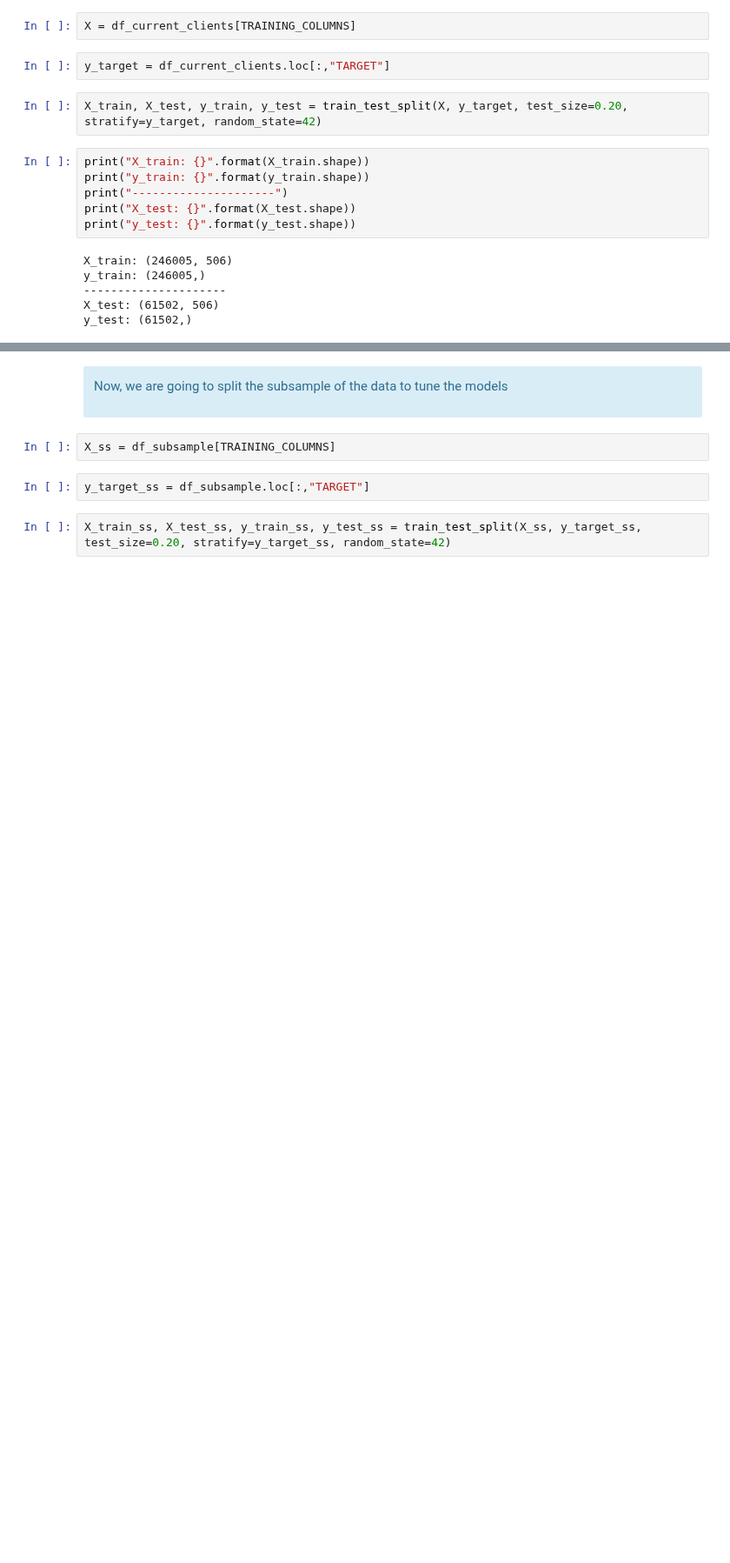
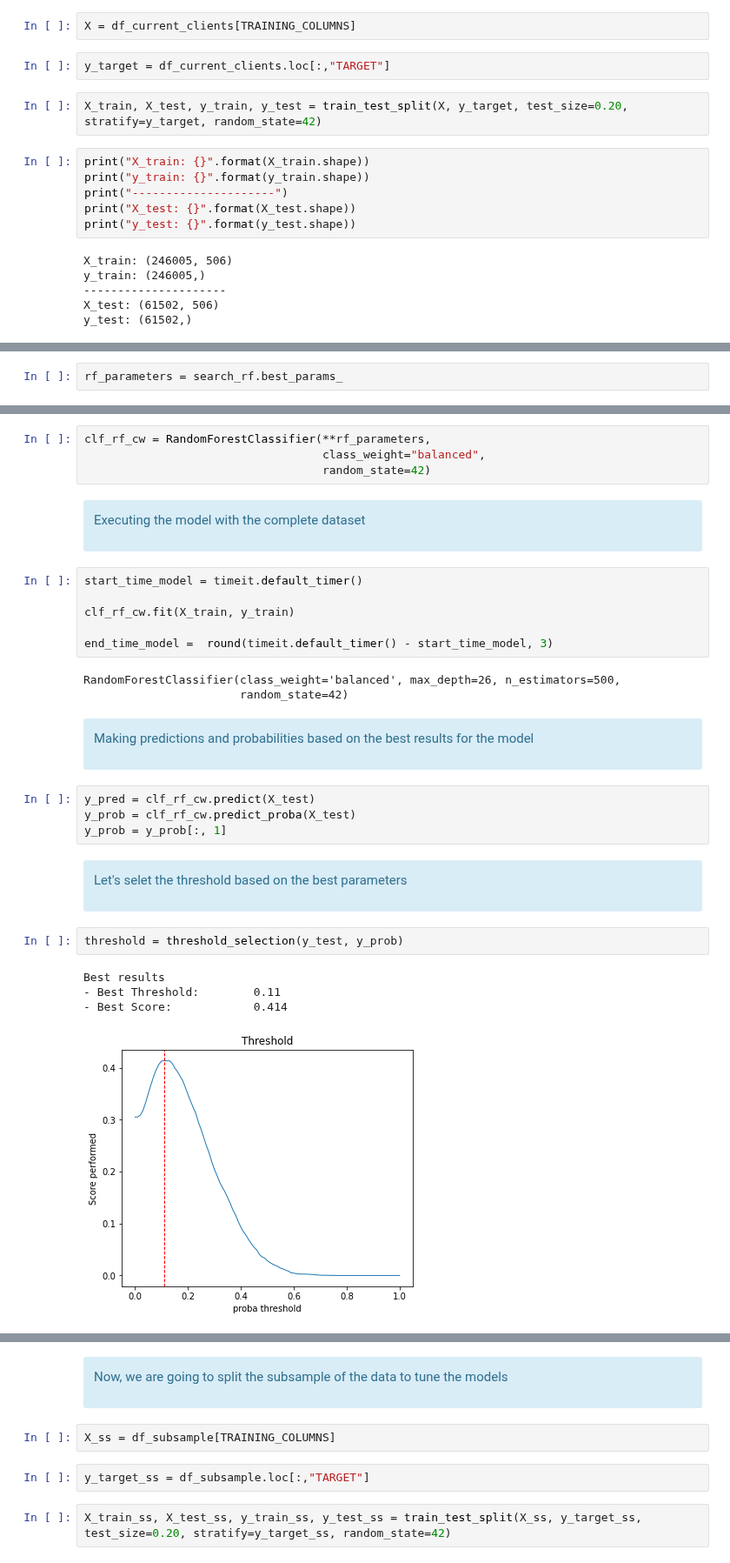
Before and after one commit to samirhinojosa/OC-P7-IMPLEMENT-A-SCORING-MODEL, a Jupyter notebook: notebooks/FINAL_notebook-modeling-aws.ipynb, the cells around one changed output, grey strips where cells are left out. Shown at 87% size. Cells and saved outputs as stored; diff of their text form; blank space fills up the shorter version.

Commit message:
models execution

```diff
--- a/notebooks/FINAL_notebook-modeling-aws.ipynb
+++ b/notebooks/FINAL_notebook-modeling-aws.ipynb
@@ -222,0 +414,2 @@ y_test: (61502,)
+# %%
+rf_parameters = search_rf.best_params_
@@ -222,0 +635,36 @@ y_test: (61502,)
+# %%
+clf_rf_cw = RandomForestClassifier(**rf_parameters,
+                                   class_weight="balanced",
+                                   random_state=42)
+# %% [markdown]
+<div class="alert alert-block alert-info">
+    <p>Executing the model with the complete dataset</p>
+</div>
+# %%
+start_time_model = timeit.default_timer()
+
+clf_rf_cw.fit(X_train, y_train)
+
+end_time_model =  round(timeit.default_timer() - start_time_model, 3)
+# %% [output]
+RandomForestClassifier(class_weight='balanced', max_depth=26, n_estimators=500,
+                       random_state=42)
+# %% [markdown]
+<div class="alert alert-block alert-info">
+    <p>Making predictions and probabilities based on the best results for the model</p>
+</div>
+# %%
+y_pred = clf_rf_cw.predict(X_test)
+y_prob = clf_rf_cw.predict_proba(X_test)
+y_prob = y_prob[:, 1]
+# %% [markdown]
+<div class="alert alert-block alert-info">
+    <p>Let's selet the threshold based on the best parameters</p>
+</div>
+# %%
+threshold = threshold_selection(y_test, y_prob)
+# %% [output]
+Best results
+- Best Threshold:        0.11
+- Best Score:            0.414
+[figure, added]
```
Also changed, not shown: parts of 152 cells of this notebook, 1 other file.
